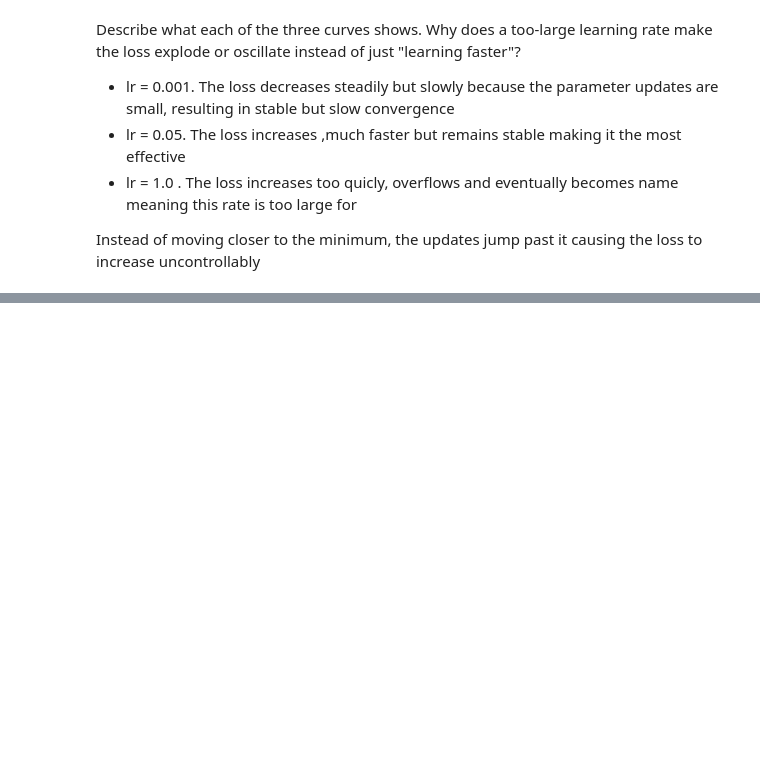
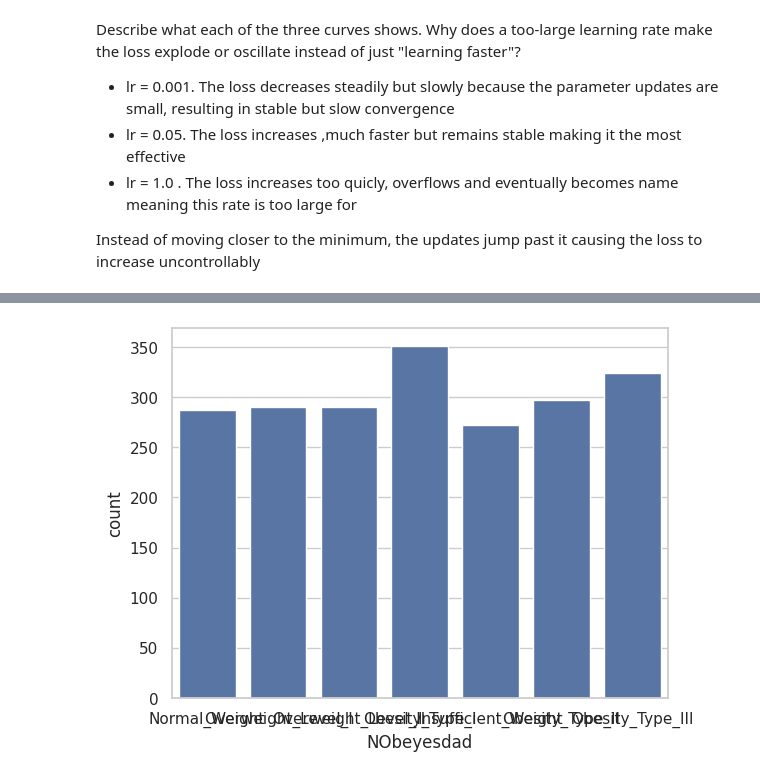
Before and after one commit to adwoaadusei/lab-3, a Jupyter notebook: lab3.ipynb, the cells around one changed output, grey strips where cells are left out. Cells and saved outputs as stored; diff of their text form; code cells hidden in the pictures; blank space fills up the shorter version.

Commit message:
Part 2.1 — Preprocess and split (recycled from Lab 2)

```diff
--- a/lab3.ipynb
+++ b/lab3.ipynb
@@ -245,3 +245,90 @@ Describe what each of the three curves shows. Why does a too-large learning rate
 *   lr = 1.0 . The loss increases too quicly, overflows and eventually becomes name meaning this rate is too large for
 
 Instead of moving closer to the minimum, the updates jump past it causing the loss to increase uncontrollably
+# %%
+
+# TODO: Load the obesity dataset (same OBESITY_URL as Lab 2).
+
+# TODO: Encode categoricals exactly as you did in Lab 2
+#   (binary yes/no -> 0/1; Gender/MTRANS/CAEC/CALC -> your justified choice).
+#   Encode the target NObeyesdad into integers 0..6 (LabelEncoder) — CrossEntropyLoss
+#   expects integer class indices.
+
+# TODO: Stratified train / validation / test split (60/20/20, stratify=y,
+#   random_state=RANDOM_STATE).
+
+# TODO: Fit a StandardScaler on the TRAINING set only; transform all three splits.
+#   (Neural networks are far more sensitive to feature scale than random forests —
+#    remember Section 1, where all gradients depended on x!)
+
+# TODO: Convert to tensors and wrap in DataLoaders:
+#   X -> torch.float32, y -> torch.long
+#   train_loader (batch_size=32, shuffle=True), val_loader, test_loader
+
+# Standard libraries
+import numpy as np
+import pandas as pd
+import matplotlib.pyplot as plt
+import seaborn as sns
+
+sns.set_theme(style="whitegrid")
+pd.set_option("display.max_columns", None)
+RANDOM_STATE = 42   # use this everywhere so your results are reproducible
+
+OBESITY_URL = "https://cf-courses-data.s3.us.cloud-object-storage.appdomain.cloud/GkDzb7bWrtvGXdPOfk6CIg/Obesity-level-prediction-dataset.csv"
+
+obesity = pd.read_csv(OBESITY_URL)
+obesity.shape
+obesity.head()
+obesity.info()
+obesity.describe()
+obesity.isna().sum()
+obesity["NObeyesdad"].value_counts()
+sns.countplot(data=obesity, x="NObeyesdad")
+plt.show()
+
+print(obesity.columns.tolist())
+
+binary_columns = ["family_history_with_overweight", "FAVC", "SMOKE", "SCC"]
+obesity[binary_columns] = obesity[binary_columns].replace({"no": 0, "yes": 1})
+obesity = pd.get_dummies(obesity, columns=["Gender", "MTRANS"])
+order = ["no", "Sometimes", "Frequently", "Always"]
+obesity["CAEC"] = obesity["CAEC"].astype("category").cat.set_categories(order, ordered=True)
+obesity["CALC"] = obesity["CALC"].astype("category").cat.set_categories(order, ordered=True)
+obesity["CAEC"] = obesity["CAEC"].cat.codes
+obesity["CALC"] = obesity["CALC"].cat.codes
+
+obesity["BMI"] = obesity["Weight"] / obesity["Height"]**2
+
+X = obesity.drop(columns=["NObeyesdad"])
+from sklearn.preprocessing import LabelEncoder
+le = LabelEncoder()
+y = le.fit_transform(obesity["NObeyesdad"])
+#y = obesity["NObeyesdad"]
+
+from sklearn.model_selection import train_test_split
+X_train, X_test, y_train, y_test = train_test_split(X, y, test_size=0.2, random_state=RANDOM_STATE, stratify=y)
+X_train, X_val, y_train, y_val = train_test_split(X_train, y_train, test_size=0.25, random_state=RANDOM_STATE, stratify=y_train)
+
+from sklearn.preprocessing import StandardScaler
+scaler = StandardScaler()
+numeric_columns = X_train.select_dtypes(include=[np.number]).columns.tolist()
+scaler.fit(X_train[numeric_columns])
+X_train[numeric_columns] = scaler.transform(X_train[numeric_columns])
+X_val[numeric_columns] = scaler.transform(X_val[numeric_columns])
+X_test[numeric_columns] = scaler.transform(X_test[numeric_columns])
+
+
+import torch
+X_train = X_train.astype(np.float32)
+X_val = X_val.astype(np.float32)
+X_test = X_test.astype(np.float32)
+
+X_train = torch.tensor(X_train.to_numpy(), dtype=torch.float32)
+X_val = torch.tensor(X_val.to_numpy(), dtype=torch.float32)
+X_test = torch.tensor(X_test.to_numpy(), dtype=torch.float32)
+
+y_train = torch.tensor(y_train, dtype=torch.long)
+y_val = torch.tensor(y_val, dtype=torch.long)
+y_test = torch.tensor(y_test, dtype=torch.long)
+# %% [output]
@@ -247,0 +352 @@ Instead of moving closer to the minimum, the updates jump past it causing the lo
+[figure, added]
```
Also changed, not shown: parts of 2 cells of this notebook.
